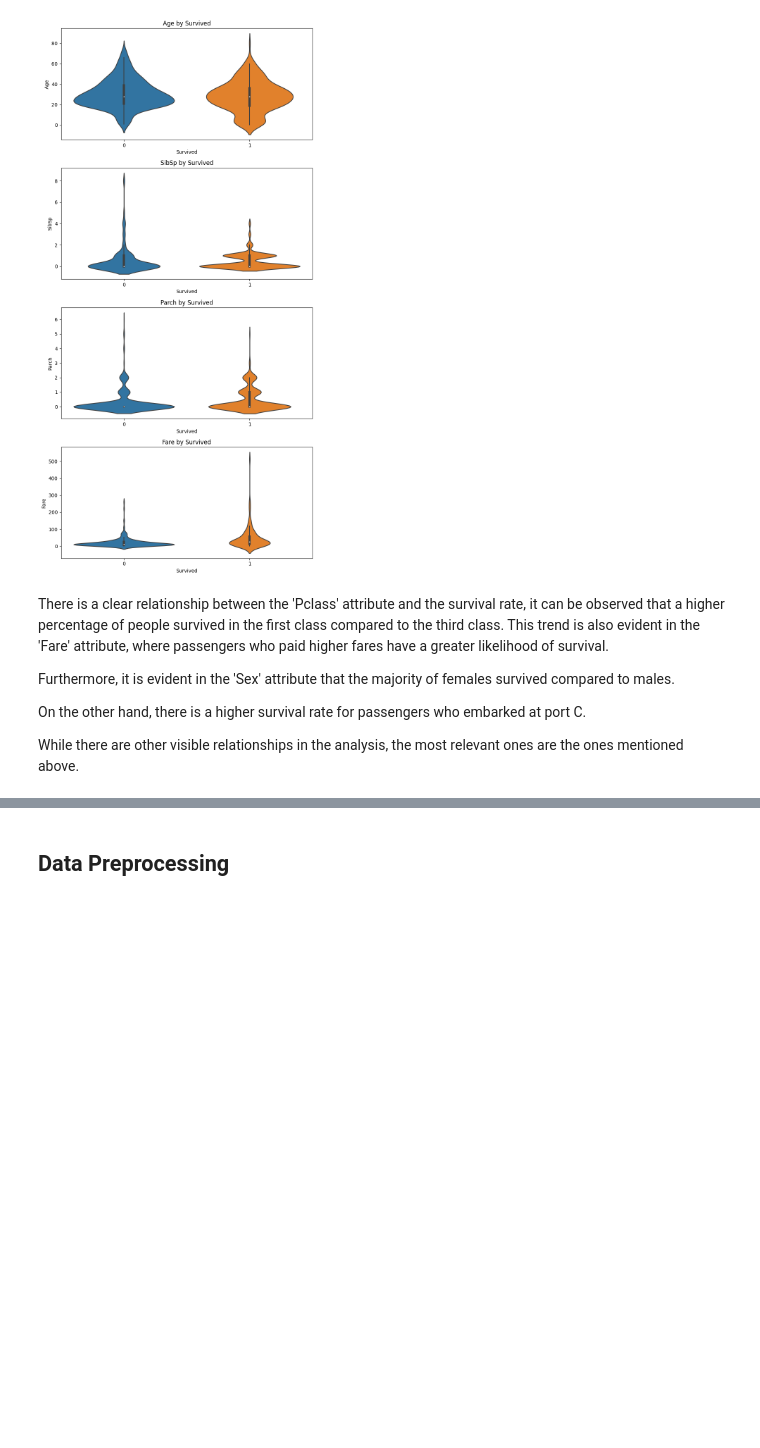
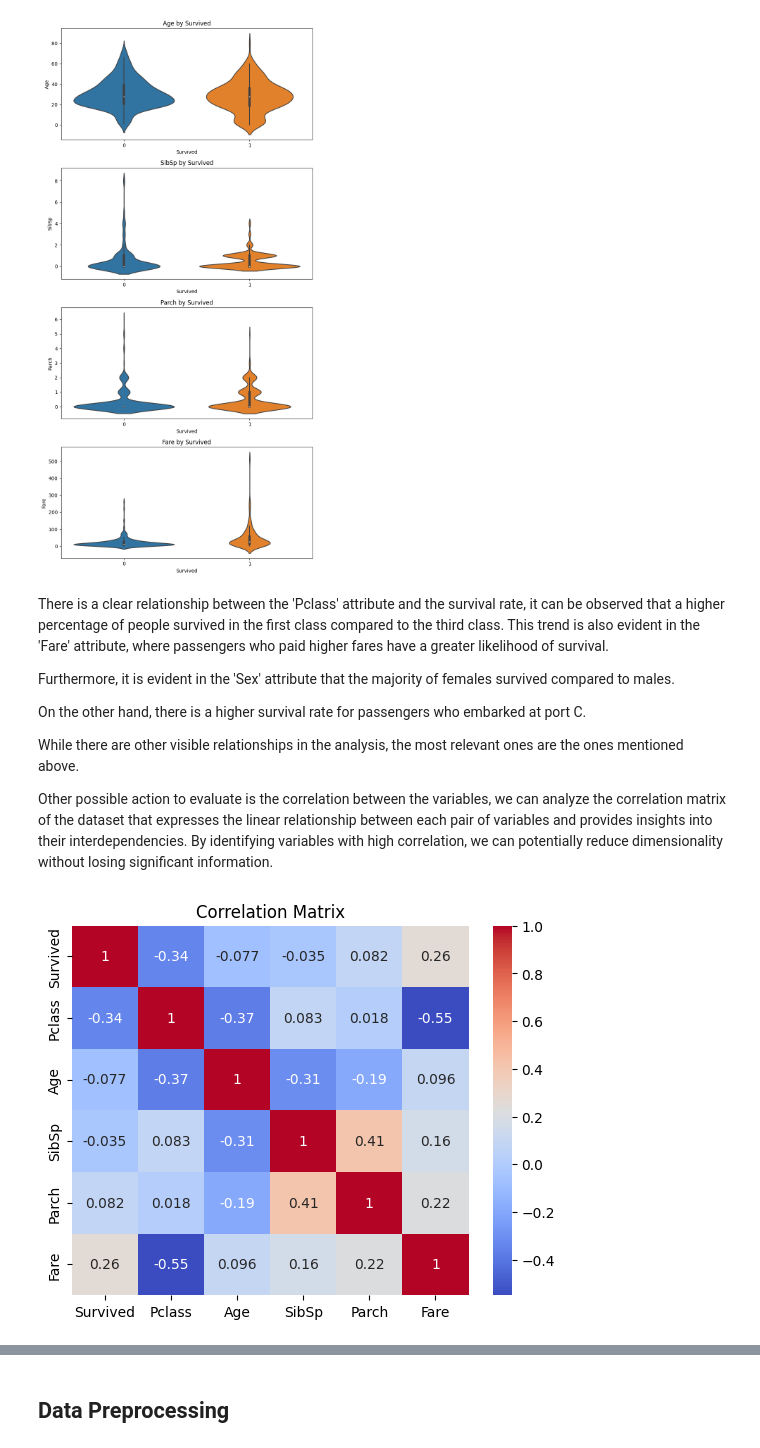
Before and after one commit to juanhdzma/Titanics-Survivability-Predictor, a Jupyter notebook: titanic-s-survivability-predictor-ann-0-7655.ipynb, the cells around one changed output, grey strips where cells are left out. Drawn from its saved outputs; the diff is of its cells as text; code cells hidden in the pictures; blank space fills up the shorter version.

```diff
--- a/titanic-s-survivability-predictor-ann-0-7655.ipynb
+++ b/titanic-s-survivability-predictor-ann-0-7655.ipynb
@@ -193,3 +193,12 @@ Furthermore, it is evident in the 'Sex' attribute that the majority of females s
 On the other hand, there is a higher survival rate for passengers who embarked at port C.
 
 While there are other visible relationships in the analysis, the most relevant ones are the ones mentioned above.
+
+Other possible action to evaluate is the correlation between the variables, we can analyze the correlation matrix of the dataset that expresses the linear relationship between each pair of variables and provides insights into their interdependencies. By identifying variables with high correlation, we can potentially reduce dimensionality without losing significant information.
+# %%
+correlation_matrix = dataset.corr(numeric_only=True)
+sns.heatmap(correlation_matrix, annot=True, cmap='coolwarm')
+plt.title('Correlation Matrix')
+plt.show()
+# %% [output]
+[figure, added]
```
Also changed, not shown: parts of 19 cells of this notebook.
